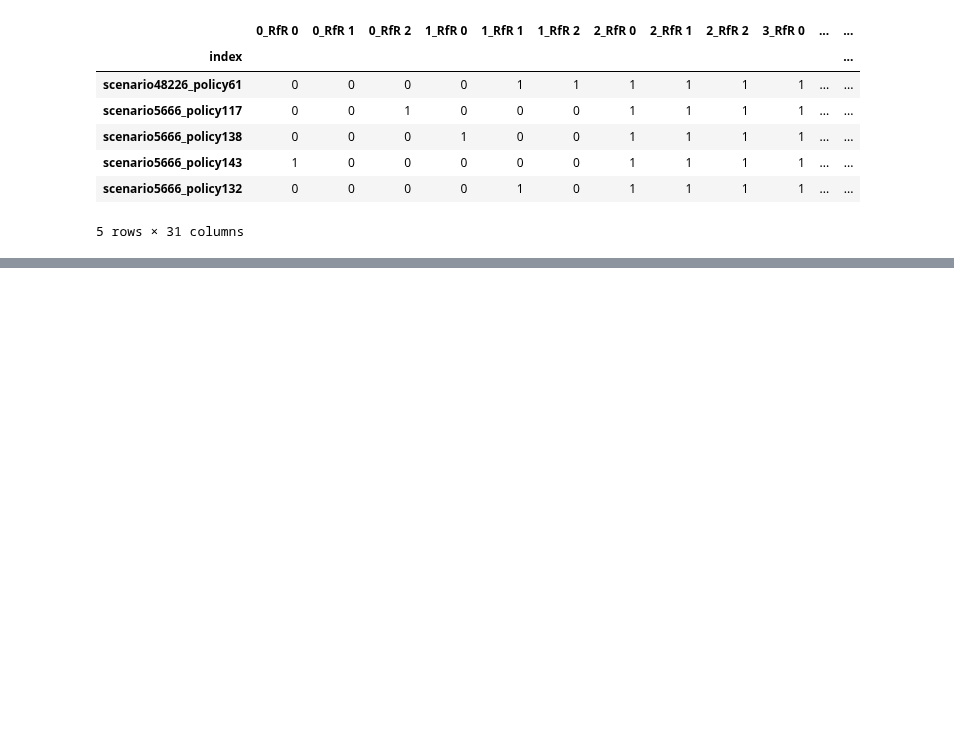
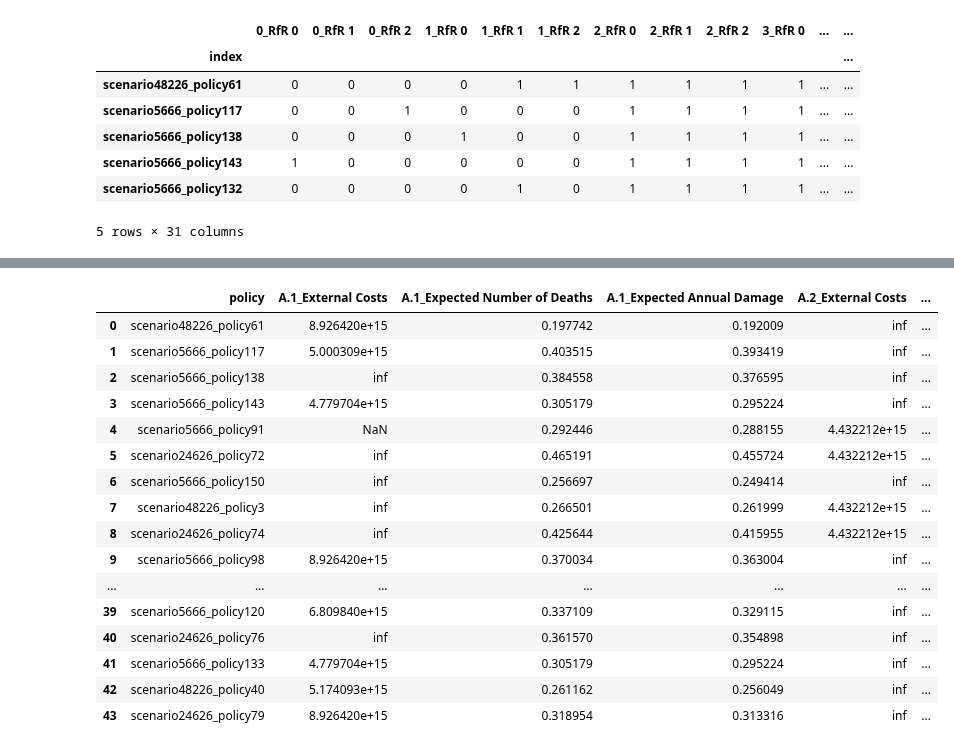
Before and after one commit to pherfkens/PROJECT_MBDM_GROUP1, a Jupyter notebook: final assignment/robustness_testing.ipynb, the cells around one changed output, grey strips where cells are left out. Drawn from its saved outputs; the diff is of its cells as text; code cells hidden in the pictures; blank space fills up the shorter version.

```diff
--- a/final assignment/robustness_testing.ipynb
+++ b/final assignment/robustness_testing.ipynb
@@ -72,0 +74,4 @@ KeyboardInterrupt:
+# %%
+outcomes = pd.DataFrame(outcomes)
+experiments = pd.DataFrame(experiments)
+policies_50_results = outcomes.join(experiments)
@@ -72,0 +94,11 @@ KeyboardInterrupt:
+# %%
+# Function to calculate SNR metric
+def calculate_snr(policy, direction):
+  mean_performance = np.mean(policy)
+  std_dev = np.std(policy)
+
+  if direction == "MINIMIZE":
+      snr = mean_performance * std_dev
+  else:
+      snr = mean_performance / std_dev
+  return snr
@@ -72,0 +157,41 @@ KeyboardInterrupt:
+# %%
+filtered_scores = []
+
+for scores in snr_scores:
+    inf_present = False
+    nan_present = False
+
+    # Check each value in scores dictionary for inf and nan
+    for value in scores.values():
+        if isinstance(value, (int, float)):
+            if np.isinf(value):
+                inf_present = True
+            if np.isnan(value):
+                nan_present = True
+
+    # Append scores if no inf values and at least one non-NaN value
+    if inf_present or nan_present:
+        filtered_scores.append(scores)
+
+# Convert filtered scores to DataFrame
+filtered_scores_df = pd.DataFrame(filtered_scores)
+# %%
+filtered_scores_df
+# %% [output]
+|  | policy | A.1_External Costs | A.1_Expected Number of Deaths | A.1_Expected Annual Damage | A.2_External Costs | ... |
+| 0 | scenario48226_policy61 | 8.926420e+15 | 0.197742 | 0.192009 | inf | ... |
+| 1 | scenario5666_policy117 | 5.000309e+15 | 0.403515 | 0.393419 | inf | ... |
+| 2 | scenario5666_policy138 | inf | 0.384558 | 0.376595 | inf | ... |
+| 3 | scenario5666_policy143 | 4.779704e+15 | 0.305179 | 0.295224 | inf | ... |
+| 4 | scenario5666_policy91 | NaN | 0.292446 | 0.288155 | 4.432212e+15 | ... |
+| 5 | scenario24626_policy72 | inf | 0.465191 | 0.455724 | 4.432212e+15 | ... |
+| 6 | scenario5666_policy150 | inf | 0.256697 | 0.249414 | inf | ... |
+| 7 | scenario48226_policy3 | inf | 0.266501 | 0.261999 | 4.432212e+15 | ... |
+| 8 | scenario24626_policy74 | inf | 0.425644 | 0.415955 | 4.432212e+15 | ... |
+| 9 | scenario5666_policy98 | 8.926420e+15 | 0.370034 | 0.363004 | inf | ... |
+| ... | ... | ... | ... | ... | ... | ... |
+| 39 | scenario5666_policy120 | 6.809840e+15 | 0.337109 | 0.329115 | inf | ... |
+| 40 | scenario24626_policy76 | inf | 0.361570 | 0.354898 | inf | ... |
+| 41 | scenario5666_policy133 | 4.779704e+15 | 0.305179 | 0.295224 | inf | ... |
+| 42 | scenario48226_policy40 | 5.174093e+15 | 0.261162 | 0.256049 | inf | ... |
+| 43 | scenario24626_policy79 | 8.926420e+15 | 0.318954 | 0.313316 | inf | ... |
```
Also changed, not shown: parts of 9 cells of this notebook, 3 other files.
